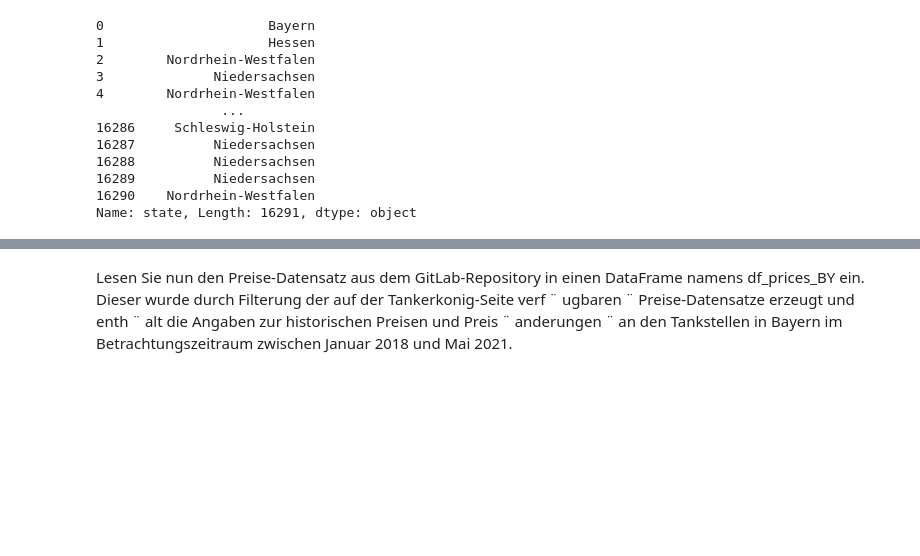
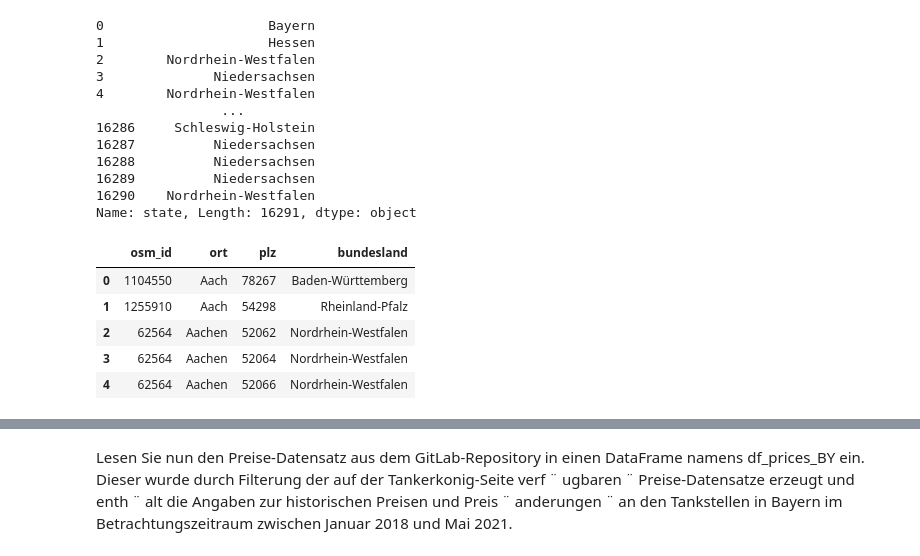
Before and after one commit to TechPiranja/DA_Stud, a Jupyter notebook: nachname_vorname.ipynb, the cells around one changed output, grey strips where cells are left out. Saved outputs shown, nothing was run; the diff lists cells and outputs as text; code cells hidden in the pictures; blank space fills up the shorter version.

```diff
--- a/nachname_vorname.ipynb
+++ b/nachname_vorname.ipynb
@@ -246,3 +248,13 @@ df_stations["state"]
 16289          Niedersachsen
 16290    Nordrhein-Westfalen
 Name: state, Length: 16291, dtype: object
+# %%
+df_bundesland_plz = pd.read_csv("zuordnung_plz_ort.csv")
+df_bundesland_plz.head()
+# %% [output]
+|  | osm_id | ort | plz | bundesland |
+| 0 | 1104550 | Aach | 78267 | Baden-Württemberg |
+| 1 | 1255910 | Aach | 54298 | Rheinland-Pfalz |
+| 2 | 62564 | Aachen | 52062 | Nordrhein-Westfalen |
+| 3 | 62564 | Aachen | 52064 | Nordrhein-Westfalen |
+| 4 | 62564 | Aachen | 52066 | Nordrhein-Westfalen |
```
Also changed, not shown: parts of 16 cells of this notebook.
